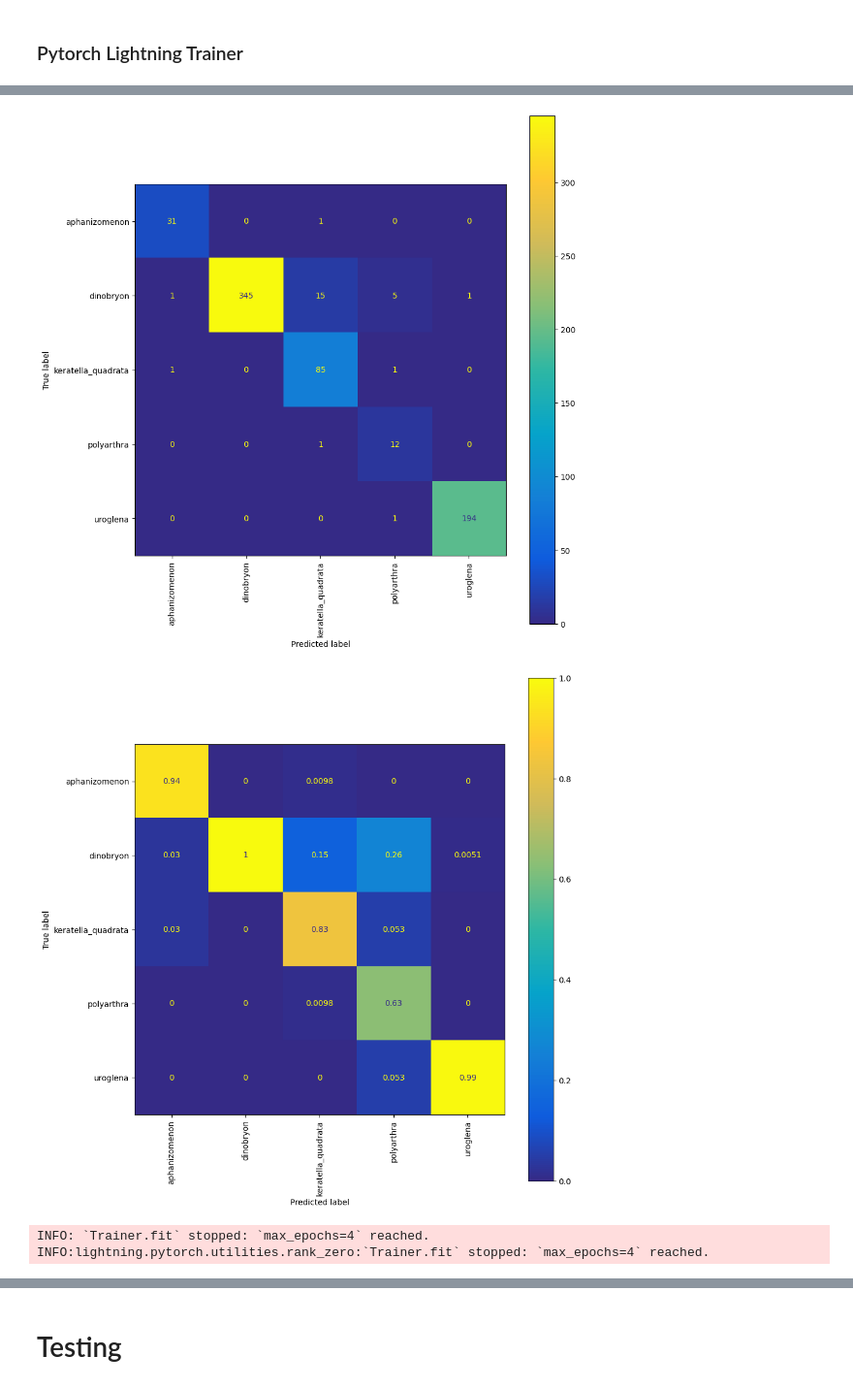
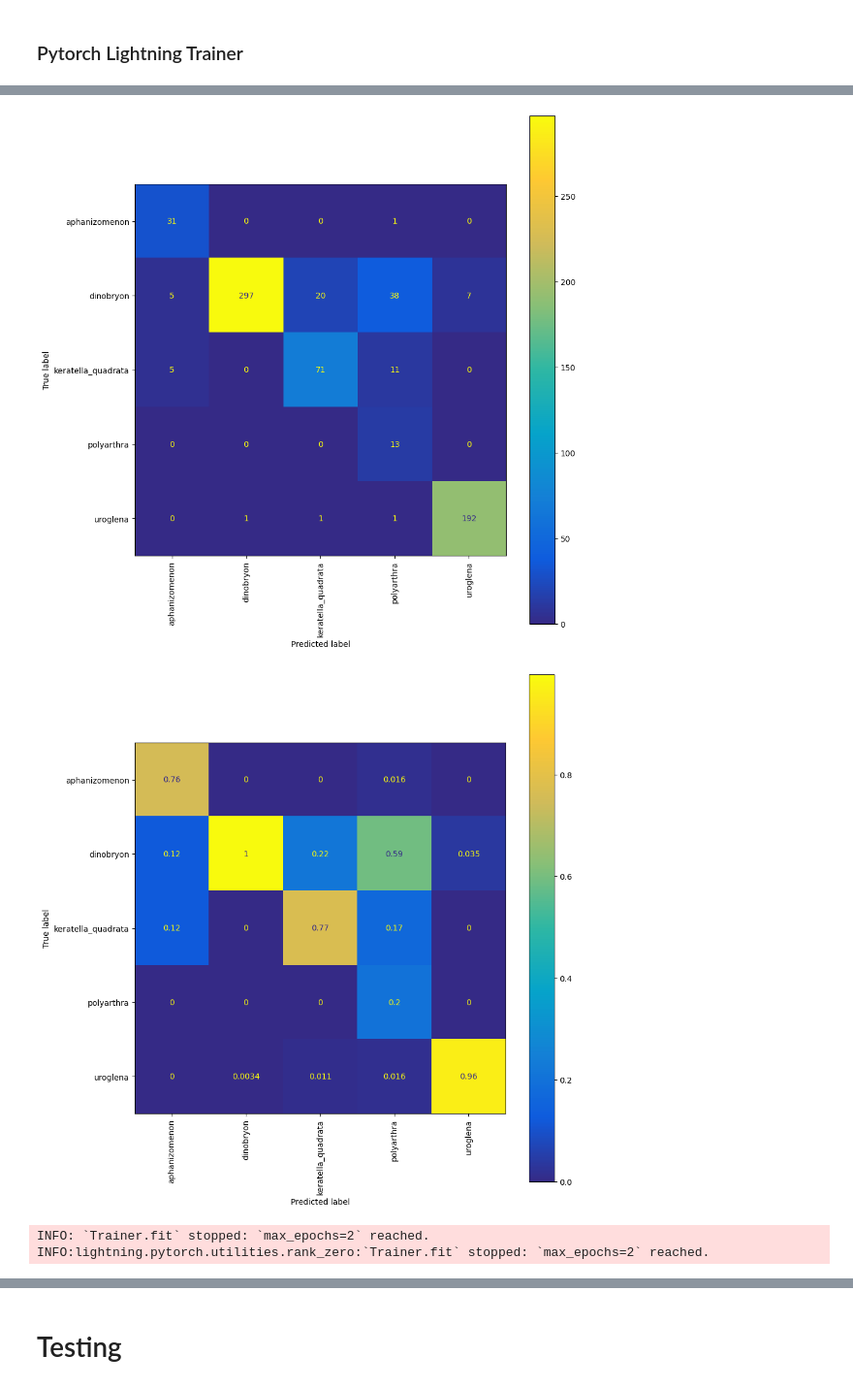
Before and after one commit to JuanFelipeRuiz/lit_ecology_classifier, a Jupyter notebook: notebooks/Winter-School.ipynb, the cells around one changed output, grey strips where cells are left out. Shown at 97% size. Drawn from its saved outputs; the diff is of its cells as text; code cells hidden in the pictures.

```diff
--- a/notebooks/Winter-School.ipynb
+++ b/notebooks/Winter-School.ipynb
@@ -546,7 +544,7 @@ train_out = base_path / "train_out"
 logger = CSVLogger(save_dir= train_out, name='csv_logs')
 
 batch_size=32
-max_epochs = 4
+max_epochs = 2
 my_split=df_oversampled
 
 datamodule = DataModule(
@@ -663,5 +666,6 @@ INFO:lightning.pytorch.utilities.rank_zero:TPU available: False, using: 0 TPU co
 INFO: HPU available: False, using: 0 HPUs
 INFO:lightning.pytorch.utilities.rank_zero:HPU available: False, using: 0 HPUs
 # %%
+log_dir = trainer.log_dir
 trainer.fit(model, datamodule=datamodule)
 # %% [output]
@@ -695,4 +710,4 @@ Validation: |
-[figure, old version]
+[figure, new version]
-[figure, old version]
+[figure, new version]
-INFO: `Trainer.fit` stopped: `max_epochs=4` reached.
-INFO:lightning.pytorch.utilities.rank_zero:`Trainer.fit` stopped: `max_epochs=4` reached.
+INFO: `Trainer.fit` stopped: `max_epochs=2` reached.
+INFO:lightning.pytorch.utilities.rank_zero:`Trainer.fit` stopped: `max_epochs=2` reached.
```
Also changed, not shown: parts of 24 cells of this notebook.
